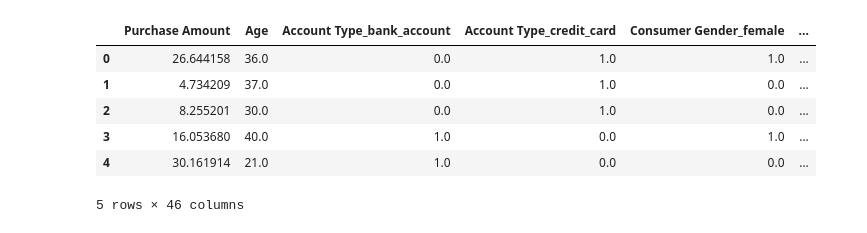
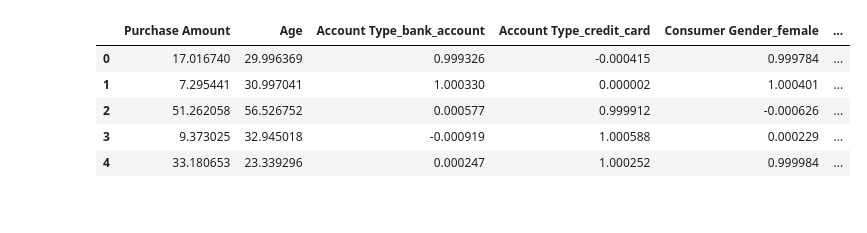
Before and after one commit to rui-zhang-ocean/Predict_Transactions, a Jupyter notebook: check_synthetic_data.ipynb, the cells around one changed output. Cells and saved outputs as stored; diff of their text form; code cells hidden in the pictures.

```diff
--- a/check_synthetic_data.ipynb
+++ b/check_synthetic_data.ipynb
@@ -17,7 +18,7 @@ class CPU_Unpickler(pickle.Unpickler):
         else: return super().find_class(module, name)
 # %%
 # load synthesizer from saved object
-with open('models/TVAE_synthesizer_1.pkl', 'rb') as input:
+with open('models/TVAE_synthesizer_test.pkl', 'rb') as input:
     synthesizer = CPU_Unpickler(input).load()
 
 # modify device from cuda:0 to cpu
@@ -51,14 +35,18 @@ input_columns = ['Purchase Amount', 'Age', 'Account Type_bank_account',
+# %%
+df_input = pd.read_csv('data/cc_data_input_10emb.csv')
+# %%
+input_columns = list(df_input.columns)[1:]
 # %%
 df_sample = pd.DataFrame(sample, columns=input_columns)
+pd.set_option('display.max_columns', 36)
 df_sample.head()
 # %% [output]
 |  | Purchase Amount | Age | Account Type_bank_account | Account Type_credit_card | Consumer Gender_female | ... |
-| 0 | 26.644158 | 36.0 | 0.0 | 1.0 | 1.0 | ... |
-| 1 | 4.734209 | 37.0 | 0.0 | 1.0 | 0.0 | ... |
-| 2 | 8.255201 | 30.0 | 0.0 | 1.0 | 0.0 | ... |
-| 3 | 16.053680 | 40.0 | 1.0 | 0.0 | 1.0 | ... |
-| 4 | 30.161914 | 21.0 | 1.0 | 0.0 | 0.0 | ... |
+| 0 | 17.016740 | 29.996369 | 0.999326 | -0.000415 | 0.999784 | ... |
+| 1 | 7.295441 | 30.997041 | 1.000330 | 0.000002 | 1.000401 | ... |
+| 2 | 51.262058 | 56.526752 | 0.000577 | 0.999912 | -0.000626 | ... |
+| 3 | 9.373025 | 32.945018 | -0.000919 | 1.000588 | 0.000229 | ... |
+| 4 | 33.180653 | 23.339296 | 0.000247 | 1.000252 | 0.999984 | ... |
-5 rows × 46 columns
 # %%
 # return series of dummy variables with given column name
 def reverse_dummy(df, col_name):
```
Also changed, not shown: parts of 16 cells of this notebook, 3 other files.
